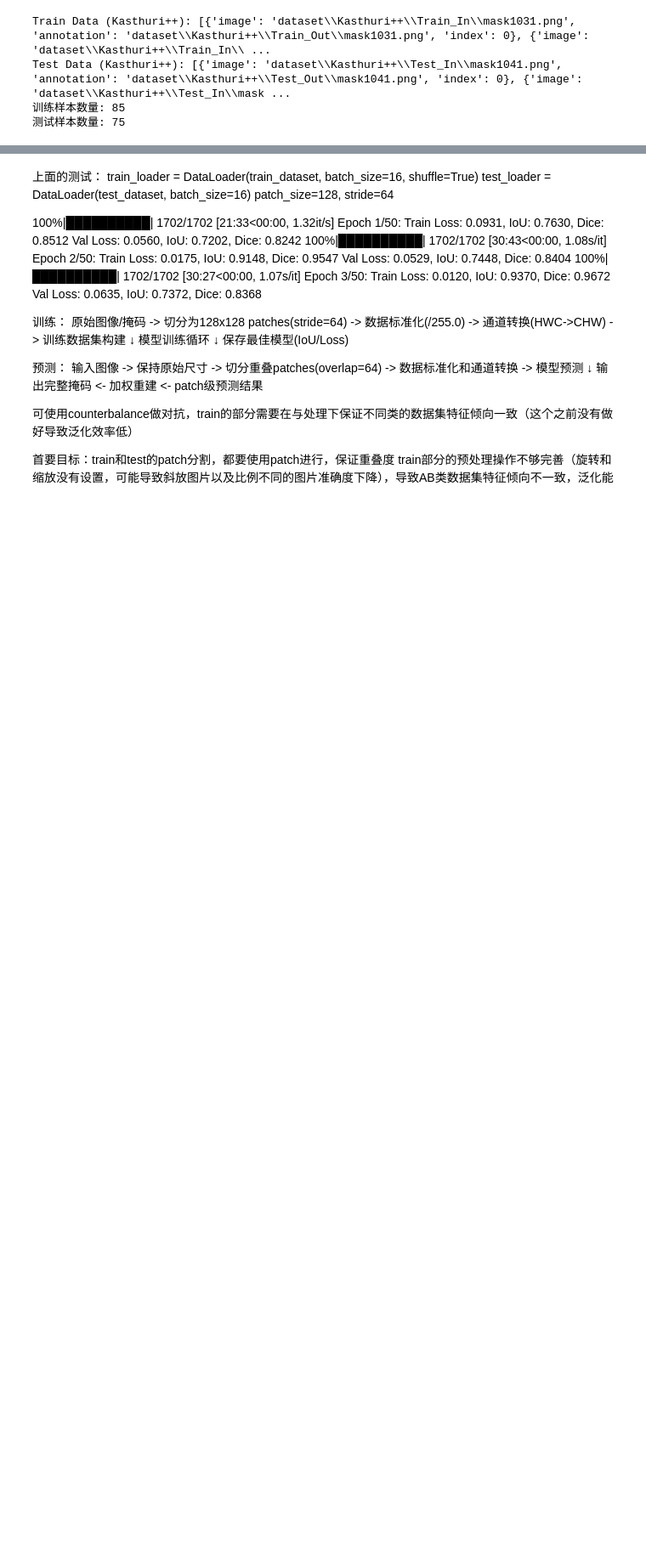
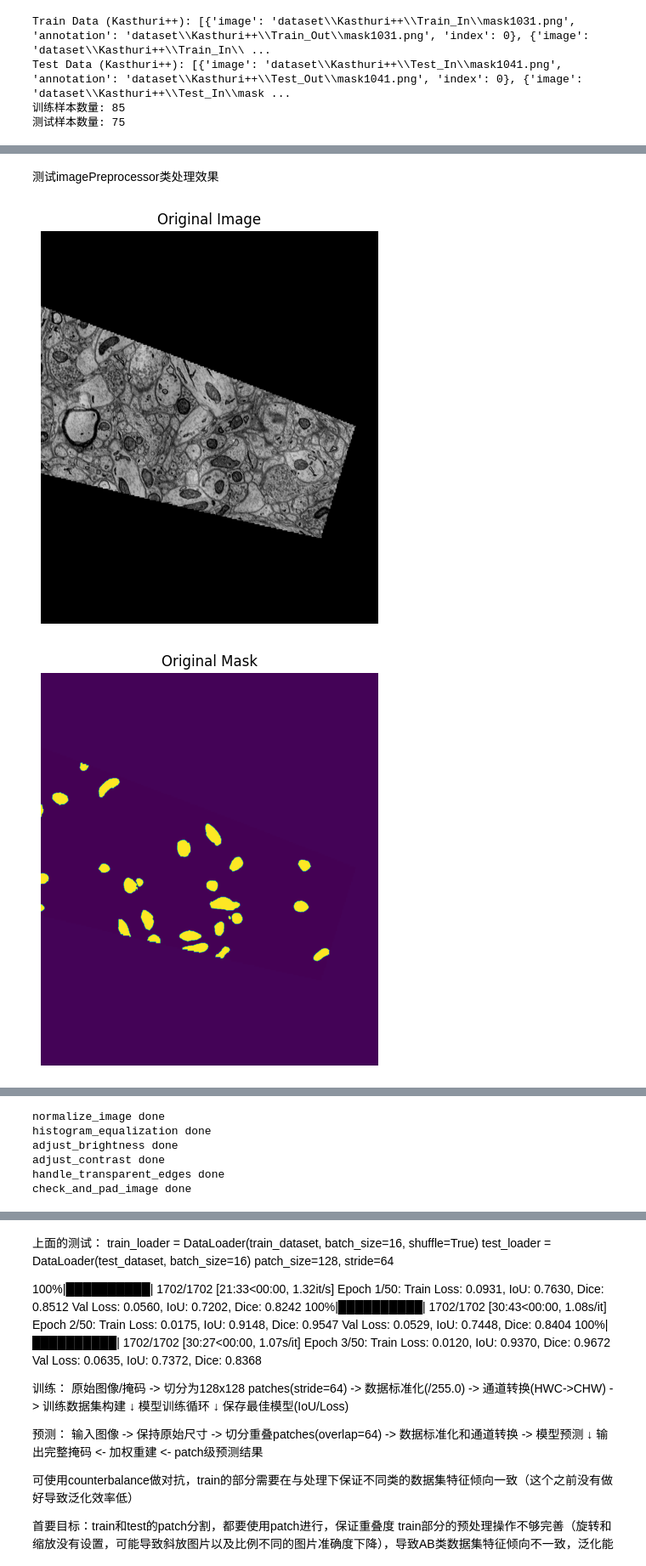
Before and after one commit to tom-choi/sam2, a Jupyter notebook: Unet_Train_try.ipynb, the cells around one changed output, grey strips where cells are left out. Shown at 85% size. Cells and saved outputs as stored; diff of their text form; code cells hidden in the pictures; blank space fills up the shorter version.

```diff
--- a/Unet_Train_try.ipynb
+++ b/Unet_Train_try.ipynb
@@ -94,0 +88,23 @@ train_dataset = SegmentationDataset(
+# %% [markdown]
+测试imagePreprocessor类处理效果
+# %%
+from functions.imagePreprocessing import ImagePreprocessor
+
+image_path1 = "dataset\Kasthuri++\Test_In\mask1041.png"
+mask_path1 = "dataset\Kasthuri++\Test_Out\mask1041.png"
+
+#Lucchi++ dataset
+image_path2 = "dataset\Lucchi++\Test_In\mask0002.png"
+mask_path2 = "dataset\Lucchi++\Test_Out/2.png"
+
+
+patch_size1 = 256
+patch_size2 = 256
+
+p = ImagePreprocessor()
+processed_image1, processed_mask1,processed_background_mask1 = p.preprocess_show(image_path1, mask_path1, patch_size1,value=50,alpha=0.8)
+processed_image2, processed_mask2,processed_background_mask2 = p.preprocess_show(image_path2, mask_path2, patch_size2,value=50,alpha=0.8)
+#
+# %% [output]
+[figure, added]
+[figure, added]
@@ -94,0 +112,6 @@ train_dataset = SegmentationDataset(
+normalize_image done
+histogram_equalization done
+adjust_brightness done
+adjust_contrast done
+handle_transparent_edges done
+check_and_pad_image done
```
Also changed, not shown: parts of 7 cells of this notebook.
